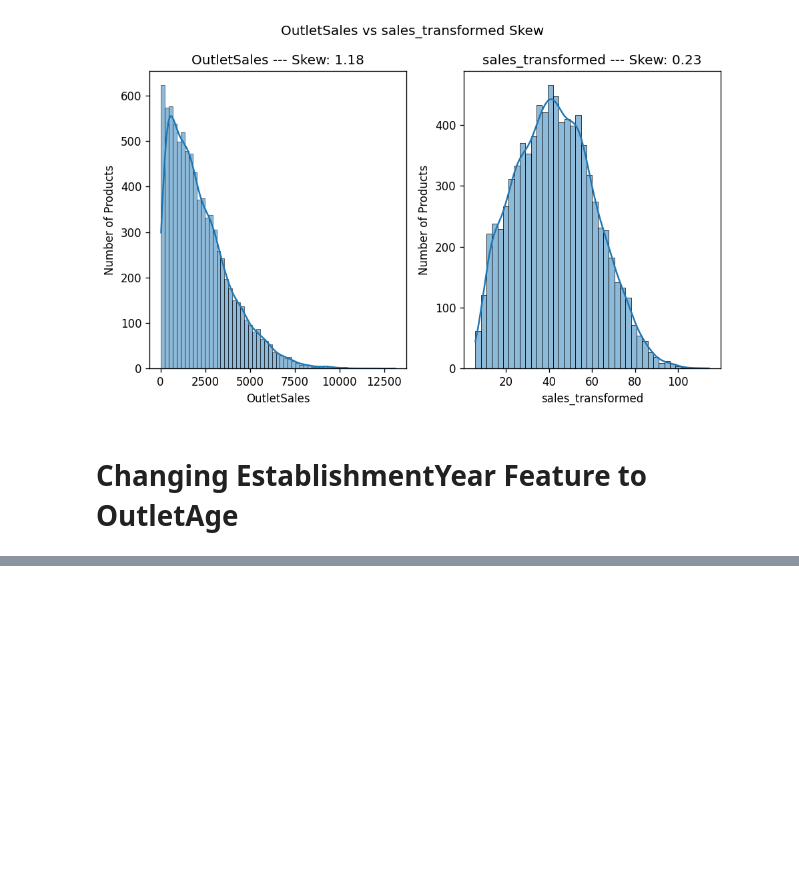
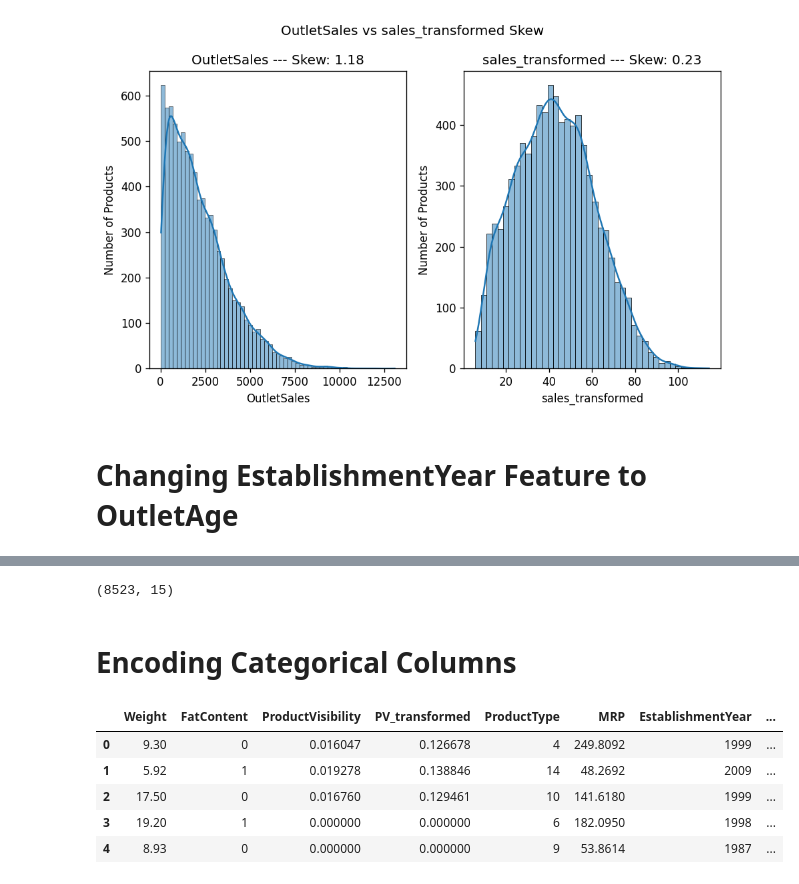
Before and after one commit to DejusDevspace/bigmart-sales-prediction, a Jupyter notebook: bigmart.ipynb, the cells around one changed output, grey strips where cells are left out. Cells and saved outputs as stored; diff of their text form; code cells hidden in the pictures; blank space fills up the shorter version.

```diff
--- a/bigmart.ipynb
+++ b/bigmart.ipynb
@@ -427,0 +458,6 @@ plt.show()
+# %%
+df.shape
+# %% [output]
+(8523, 15)
+# %% [markdown]
+# Encoding Categorical Columns
@@ -427,0 +467,25 @@ plt.show()
+# %%
+# Encoding categorical columns
+def encode_cat_columns(dataframe: pd.DataFrame) -> dict:
+    categorical_cols = dataframe.select_dtypes(include='object').columns
+    encoder_dict = {}
+
+    for col in categorical_cols:
+        encoder = LabelEncoder()
+        dataframe[col] = encoder.fit_transform(dataframe[col].values)
+        encoder_dict[col] = {}
+
+        for value, label in enumerate(encoder.classes_):
+            encoder_dict[col][value] = label
+
+    return encoder_dict
+
+encoder_dict = encode_cat_columns(df)
+df.head()
+# %% [output]
+|  | Weight | FatContent | ProductVisibility | PV_transformed | ProductType | MRP | EstablishmentYear | ... |
+| 0 | 9.30 | 0 | 0.016047 | 0.126678 | 4 | 249.8092 | 1999 | ... |
+| 1 | 5.92 | 1 | 0.019278 | 0.138846 | 14 | 48.2692 | 2009 | ... |
+| 2 | 17.50 | 0 | 0.016760 | 0.129461 | 10 | 141.6180 | 1999 | ... |
+| 3 | 19.20 | 1 | 0.000000 | 0.000000 | 6 | 182.0950 | 1998 | ... |
+| 4 | 8.93 | 0 | 0.000000 | 0.000000 | 9 | 53.8614 | 1987 | ... |
```
Also changed, not shown: parts of 21 cells of this notebook.
